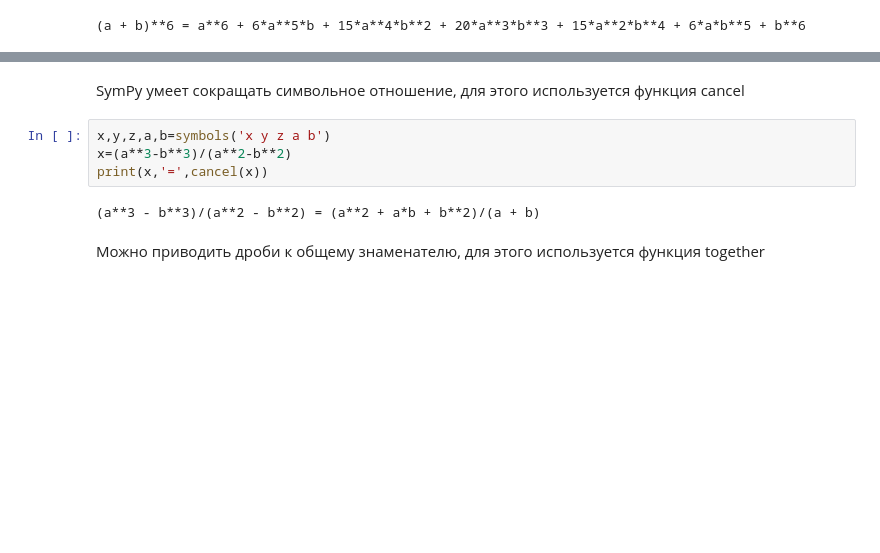
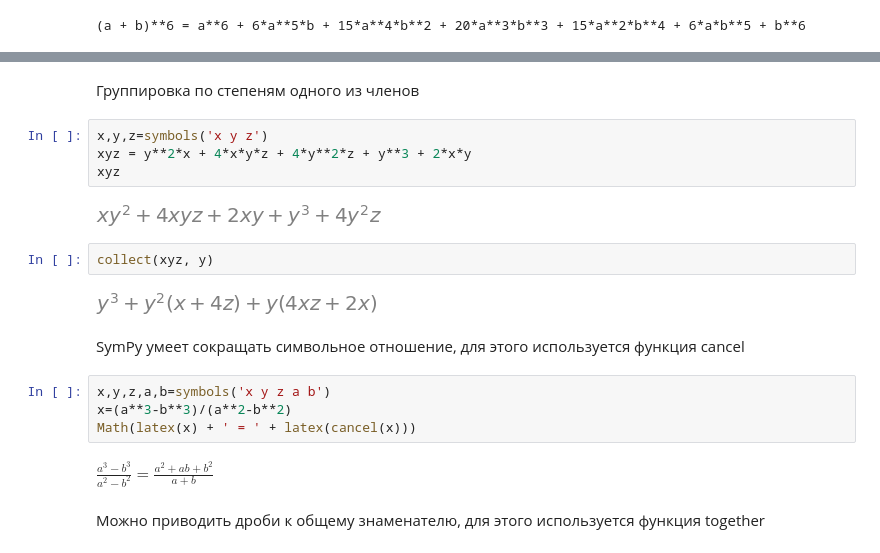
Before and after one commit to jbruler/rudn-python-labs, a Jupyter notebook: lab 07 Science part 1/Lab 7.ipynb, the cells around one changed output, grey strips where cells are left out. Drawn from its saved outputs; the diff is of its cells as text; blank space fills up the shorter version.

```diff
--- a/lab 07 Science part 1/Lab 7.ipynb
+++ b/lab 07 Science part 1/Lab 7.ipynb
@@ -177,11 +224,23 @@ z
+# %% [markdown]
+Группировка по степеням одного из членов
+# %%
+x,y,z=symbols('x y z')
+xyz = y**2*x + 4*x*y*z + 4*y**2*z + y**3 + 2*x*y
+xyz
+# %% [output]
+[figure, added]
+# %%
+collect(xyz, y)
+# %% [output]
+[figure, added]
 # %% [markdown]
 SymPy умеет сокращать символьное отношение, для этого используется функция cancel
 # %%
 x,y,z,a,b=symbols('x y z a b')
 x=(a**3-b**3)/(a**2-b**2)
-print(x,'=',cancel(x))
+Math(latex(x) + ' = ' + latex(cancel(x)))
 # %% [output]
-(a**3 - b**3)/(a**2 - b**2) = (a**2 + a*b + b**2)/(a + b)
+$\displaystyle \frac{a^{3} - b^{3}}{a^{2} - b^{2}} = \frac{a^{2} + a b + b^{2}}{a + b}$
 # %% [markdown]
 Можно приводить дроби к общему знаменателю, для этого используется функция together
 # %%
```
Also changed, not shown: parts of 52 cells of this notebook.
